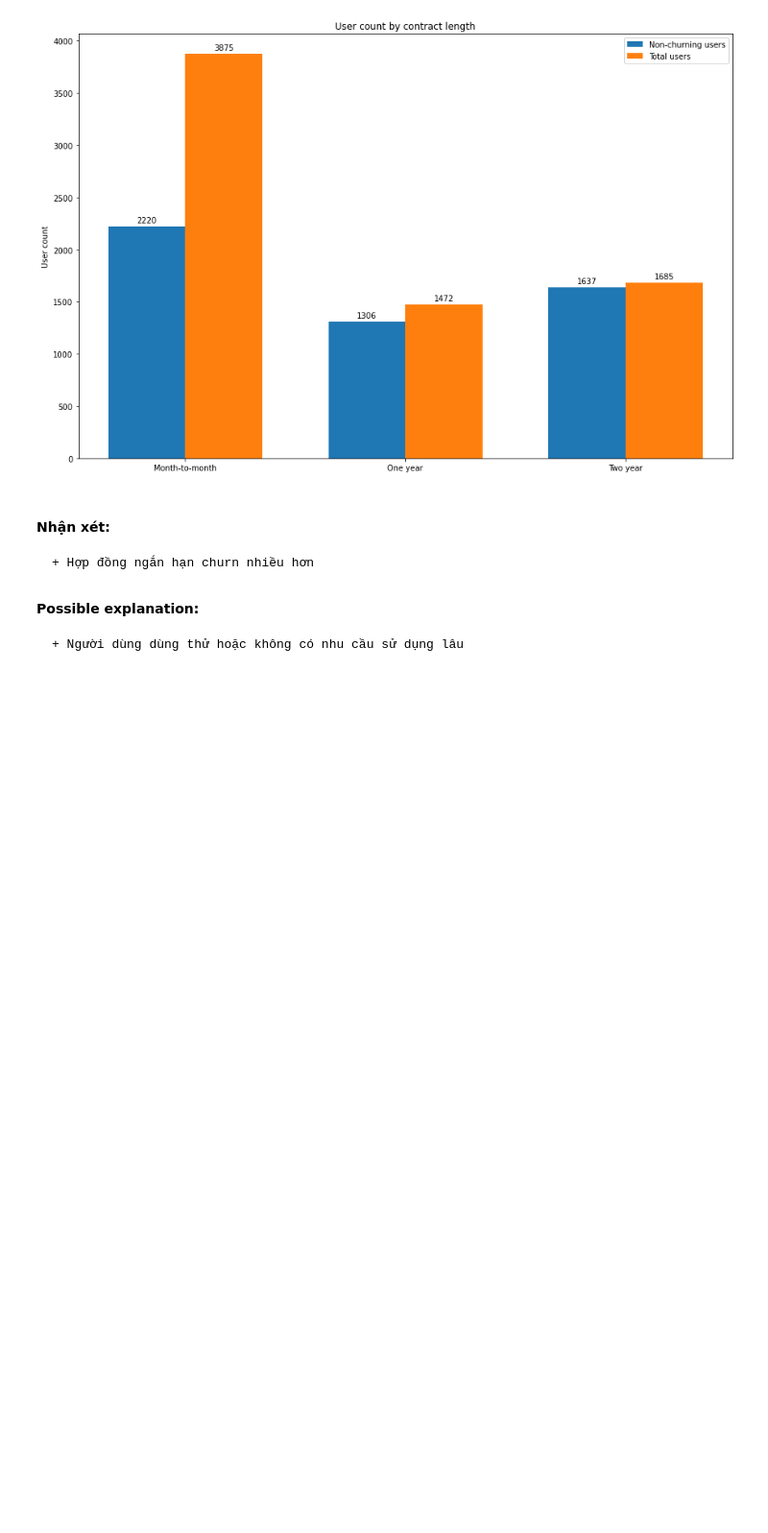
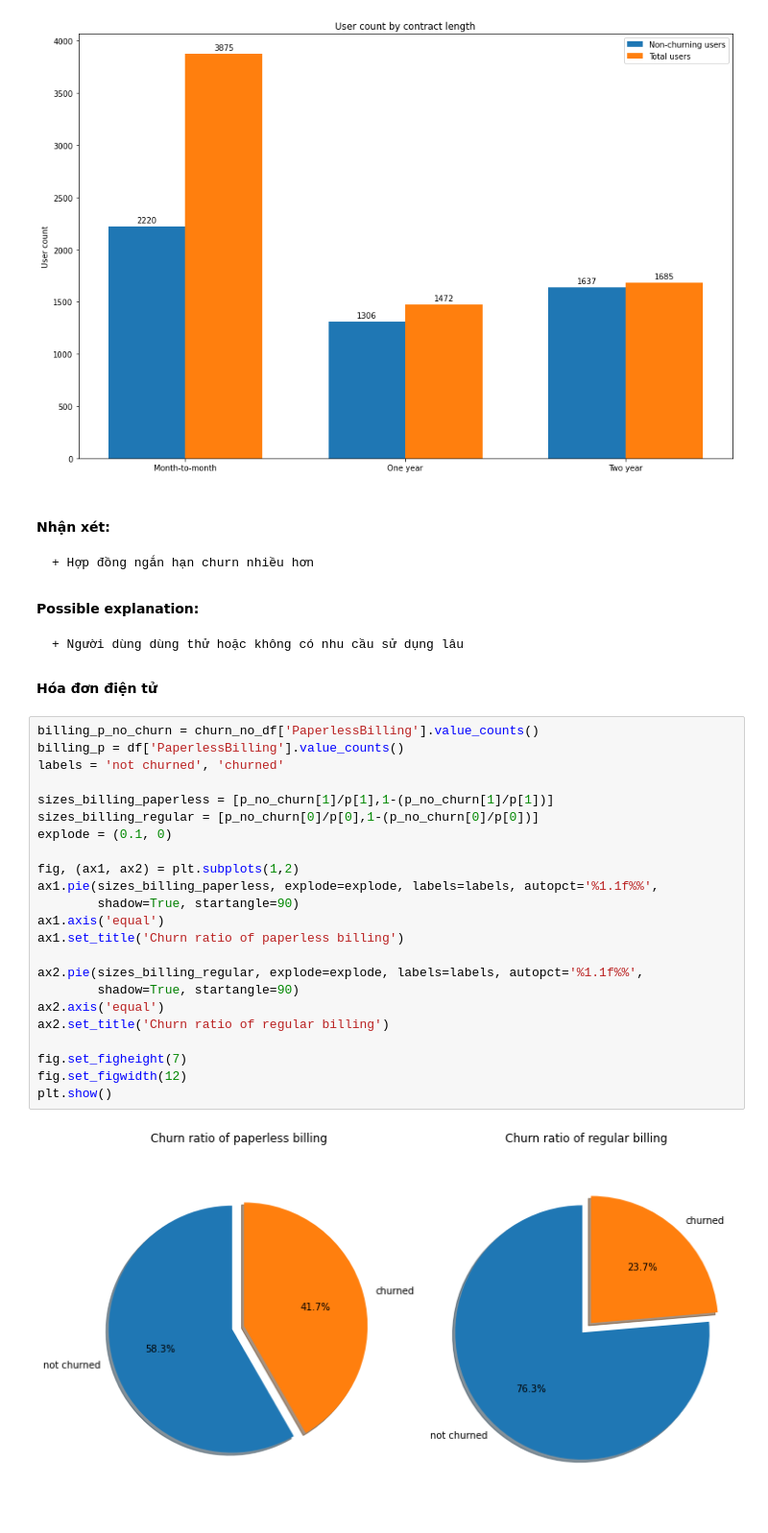
Before and after one commit to ptbminh1108/p4ds_lab_3, a Jupyter notebook: Telco_Customer_Churn.ipynb, the cells around one changed output. Shown at 96% size. Saved outputs shown, nothing was run; the diff lists cells and outputs as text; blank space fills up the shorter version.

Commit message:
paperless billing + rewording

```diff
--- a/Telco_Customer_Churn.ipynb
+++ b/Telco_Customer_Churn.ipynb
@@ -370,3 +374,30 @@ plt.show()
     + Hợp đồng ngắn hạn churn nhiều hơn
 #### Possible explanation:
     + Người dùng dùng thử hoặc không có nhu cầu sử dụng lâu
+# %% [markdown]
+**Hóa đơn điện tử**
+# %%
+billing_p_no_churn = churn_no_df['PaperlessBilling'].value_counts()
+billing_p = df['PaperlessBilling'].value_counts()
+labels = 'not churned', 'churned'
+
+sizes_billing_paperless = [p_no_churn[1]/p[1],1-(p_no_churn[1]/p[1])]
+sizes_billing_regular = [p_no_churn[0]/p[0],1-(p_no_churn[0]/p[0])]
+explode = (0.1, 0)
+
+fig, (ax1, ax2) = plt.subplots(1,2)
+ax1.pie(sizes_billing_paperless, explode=explode, labels=labels, autopct='%1.1f%%',
+        shadow=True, startangle=90)
+ax1.axis('equal')
+ax1.set_title('Churn ratio of paperless billing')
+
+ax2.pie(sizes_billing_regular, explode=explode, labels=labels, autopct='%1.1f%%',
+        shadow=True, startangle=90)
+ax2.axis('equal')
+ax2.set_title('Churn ratio of regular billing')
+
+fig.set_figheight(7)
+fig.set_figwidth(12)
+plt.show()
+# %% [output]
+[figure, added]
```
Also changed, not shown: parts of 4 cells of this notebook.
